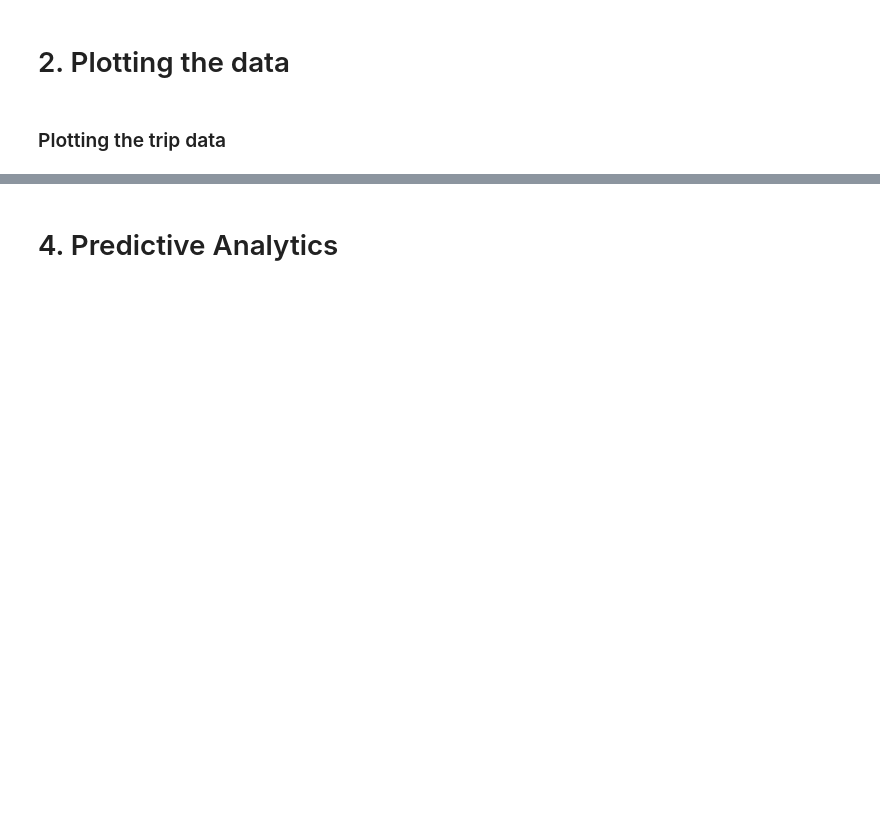
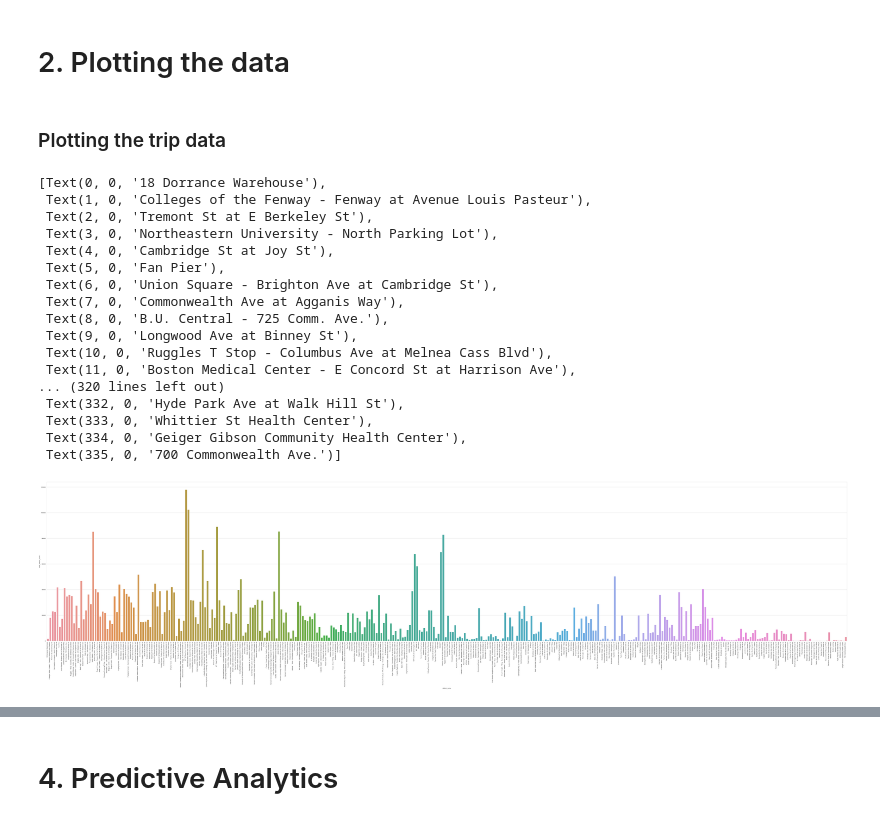
Before and after one commit to JuliusScheuerer/AA_Team_12_Assignment, a Jupyter notebook: AA_Team_12_Code.ipynb, the cells around one changed output, grey strips where cells are left out. Cells and saved outputs as stored; diff of their text form; code cells hidden in the pictures; blank space fills up the shorter version.

```diff
--- a/AA_Team_12_Code.ipynb
+++ b/AA_Team_12_Code.ipynb
@@ -515,3 +631,31 @@ trip_data_website.head(1)
 # 2. Plotting the data
 # %% [markdown]
 ### Plotting the trip data
+# %%
+import seaborn as sns
+import matplotlib.pyplot as plt
+sns.set_style("whitegrid")
+
+#Show overview of all stations and total bike counts
+fig, ax = plt.subplots(figsize=(100, 20))
+sns.barplot(data=total_station_data, x="station_name", y="total_station_count", ax=ax)
+ax.set_xticklabels(ax.get_xticklabels(), rotation=90, horizontalalignment='right')
+# %% [output]
+[Text(0, 0, '18 Dorrance Warehouse'),
+ Text(1, 0, 'Colleges of the Fenway - Fenway at Avenue Louis Pasteur'),
+ Text(2, 0, 'Tremont St at E Berkeley St'),
+ Text(3, 0, 'Northeastern University - North Parking Lot'),
+ Text(4, 0, 'Cambridge St at Joy St'),
+ Text(5, 0, 'Fan Pier'),
+ Text(6, 0, 'Union Square - Brighton Ave at Cambridge St'),
+ Text(7, 0, 'Commonwealth Ave at Agganis Way'),
+ Text(8, 0, 'B.U. Central - 725 Comm. Ave.'),
+ Text(9, 0, 'Longwood Ave at Binney St'),
+ Text(10, 0, 'Ruggles T Stop - Columbus Ave at Melnea Cass Blvd'),
+ Text(11, 0, 'Boston Medical Center - E Concord St at Harrison Ave'),
+... (320 lines left out)
+ Text(332, 0, 'Hyde Park Ave at Walk Hill St'),
+ Text(333, 0, 'Whittier St Health Center'),
+ Text(334, 0, 'Geiger Gibson Community Health Center'),
+ Text(335, 0, '700 Commonwealth Ave.')]
+[figure, added]
```
Also changed, not shown: parts of 37 cells of this notebook.
